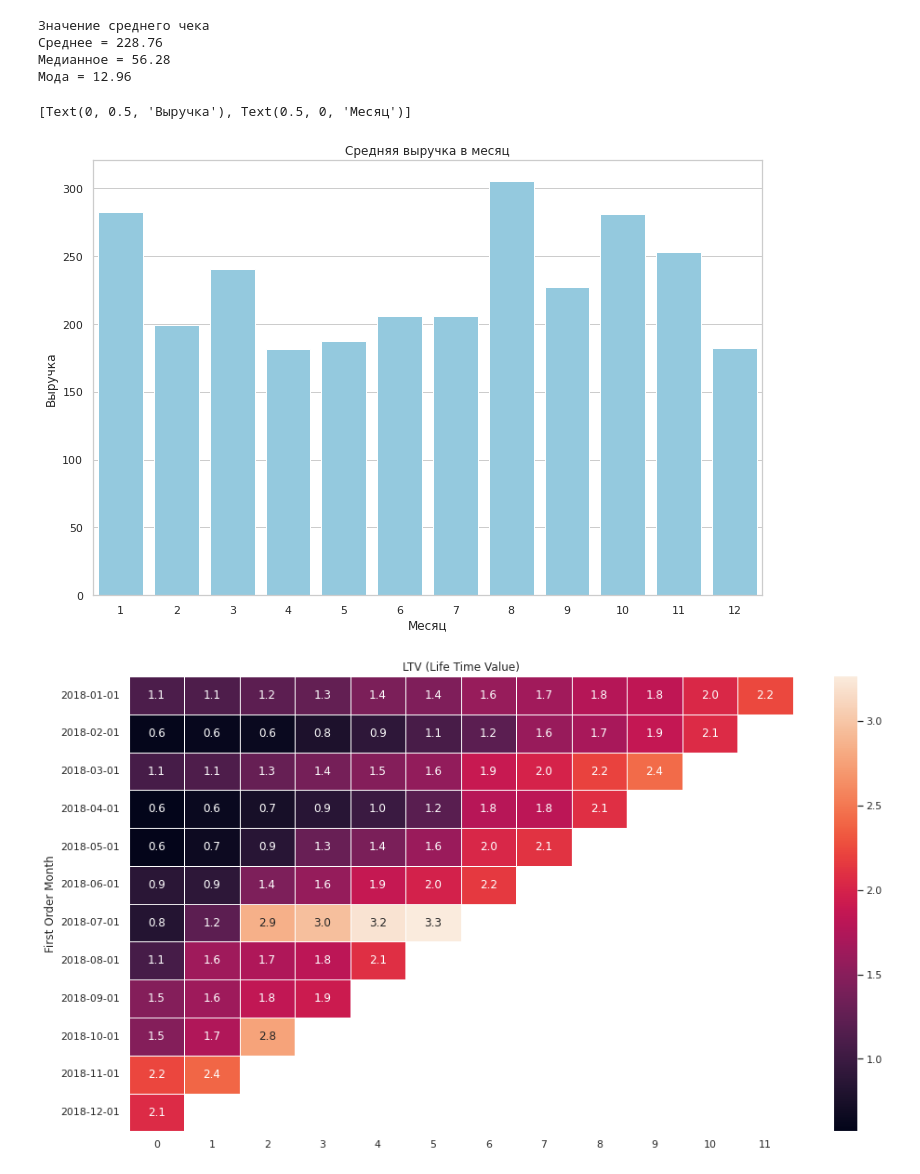
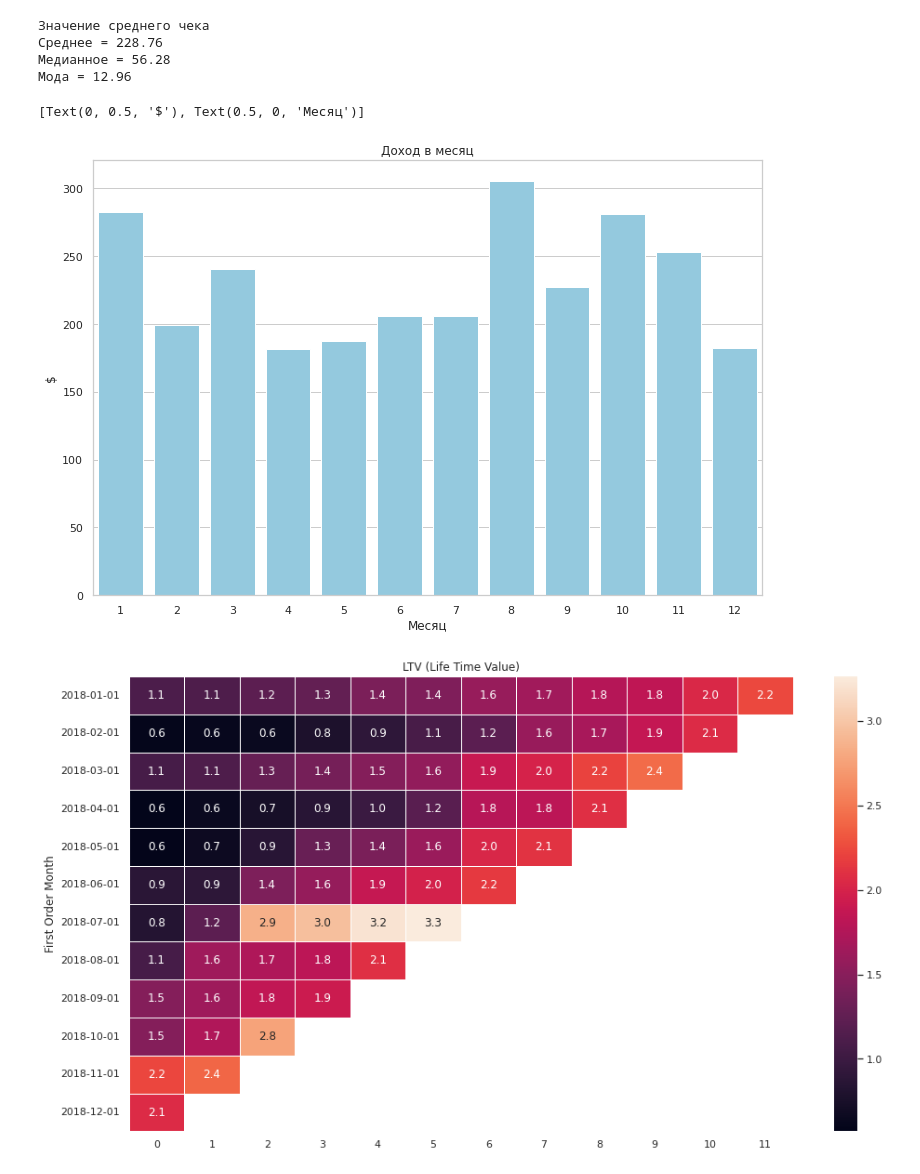
Before and after one commit to eor8bn/projects, a Jupyter notebook: sales-analysis.ipynb, the cells around one changed output. Drawn from its saved outputs; the diff is of its cells as text; code cells hidden in the pictures.

Commit message:
Kaggle Notebook | Sales analysis | Version 2

```diff
--- a/sales-analysis.ipynb
+++ b/sales-analysis.ipynb
@@ -229,12 +229,12 @@ print('Мода =', ltv_df['Sales'].mode().loc[0].round(2))
 Мода = 12.96
 # %%
 plt.figure(figsize=(12,8))
-plt.title('Средняя выручка в месяц')
+plt.title('Доход в месяц')
 sns.barplot(data = ltv_df.groupby('Order Month', as_index = False).agg({'Sales': 'mean'}),
-            y = 'Sales', x = 'Order Month', color = 'Skyblue').set(ylabel = 'Выручка', xlabel = 'Месяц')
+            y = 'Sales', x = 'Order Month', color = 'Skyblue').set(ylabel = '$', xlabel = 'Месяц')
 # %% [output]
-[Text(0, 0.5, 'Выручка'), Text(0.5, 0, 'Месяц')]
+[Text(0, 0.5, '$'), Text(0.5, 0, 'Месяц')]
-[figure, old version]
+[figure, new version]
 # %%
 ltv = ltv_df.groupby(['First Order Month','Lifetime']).agg({'Sales':'sum'})
 ltv = ltv.pivot_table(index='First Order Month', columns='Lifetime', values='Sales', aggfunc='sum')
```
Also changed, not shown: parts of 3 cells of this notebook.
